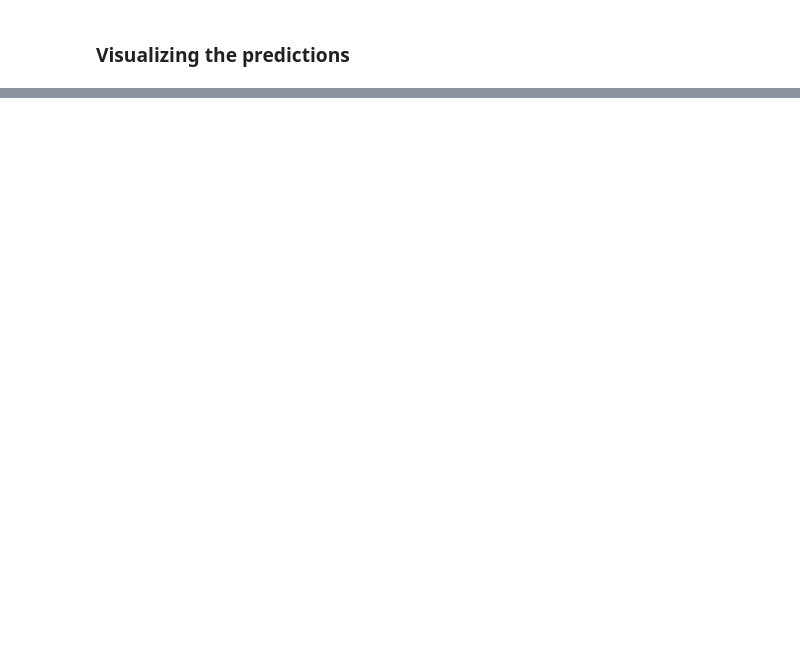
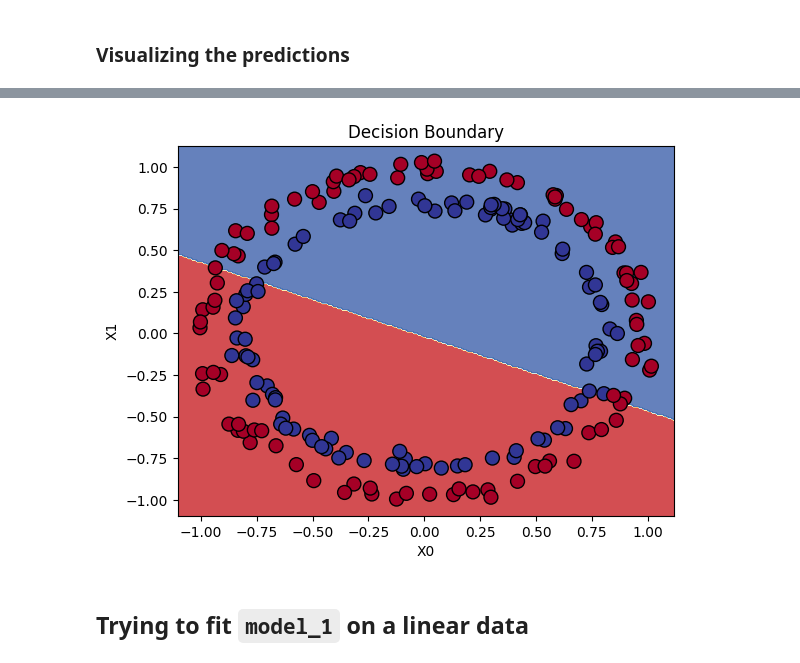
Before and after one commit to Dhyey-2005/PyTorch, a Jupyter notebook: 02_pytorch_classification.ipynb, the cells around one changed output, grey strips where cells are left out. Saved outputs shown, nothing was run; the diff lists cells and outputs as text; code cells hidden in the pictures; blank space fills up the shorter version.

```diff
--- a/02_pytorch_classification.ipynb
+++ b/02_pytorch_classification.ipynb
@@ -384,0 +396,16 @@ make_and_plot()
+# %%
+class CircleModelV2(nn.Module):
+    def __init__(self):
+        super().__init__()
+        self.layer_1 = nn.Linear(in_features=2, out_features=10)
+        self.layer_2 = nn.Linear(in_features=10, out_features=10)
+        self.layer_3 = nn.Linear(in_features=10, out_features=1)
+
+    def forward(self, x):
+        # x = self.layer_1(x)
+        # x = self.layer_2(x)
+        # x = self.layer_3(x)
+        return self.layer_3(self.layer_2(self.layer_1(x)))
+
+model_1 = CircleModelV2().to(device)
+model_1
@@ -384,0 +481,7 @@ make_and_plot()
+# %%
+# plotting decision boundary of model_1
+plot_decision_boundary(model=model_1, X=X_test, y=y_test)
+# %% [output]
+[figure, added]
+# %% [markdown]
+## Trying to fit `model_1` on a linear data
```
Also changed, not shown: parts of 21 cells of this notebook.
